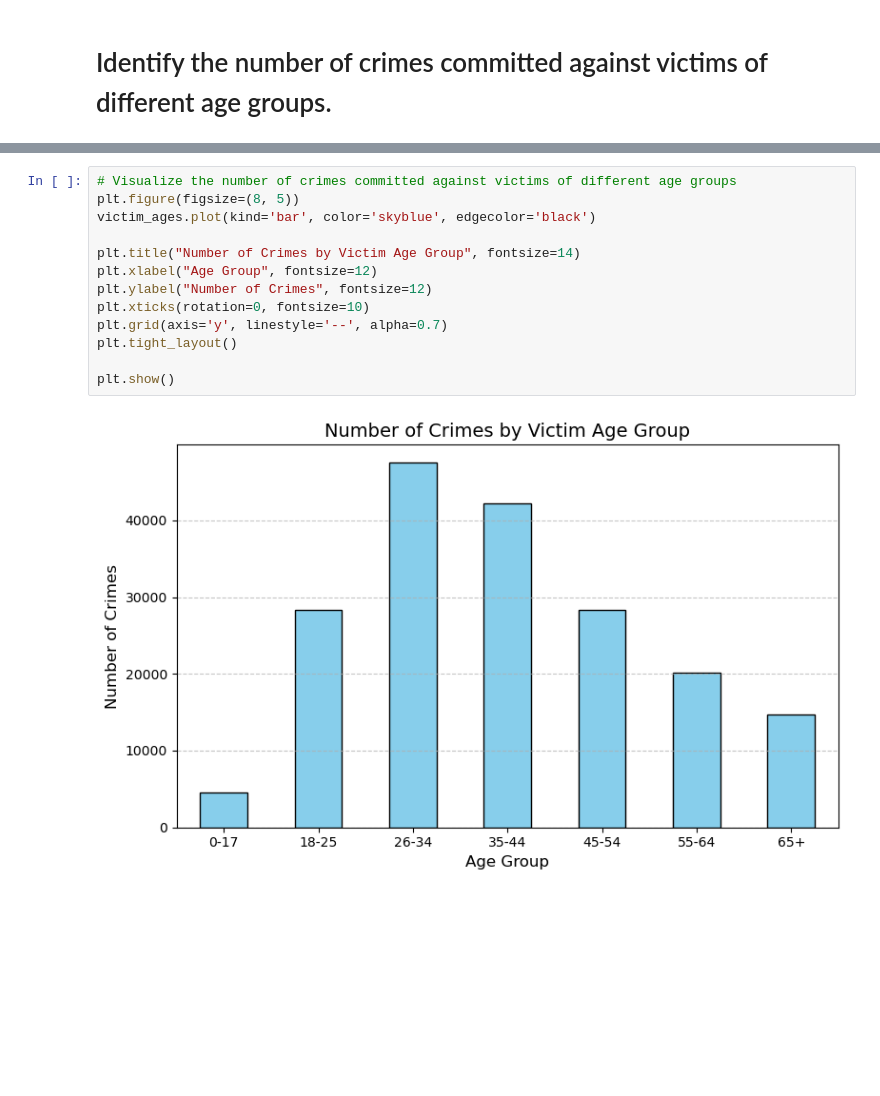
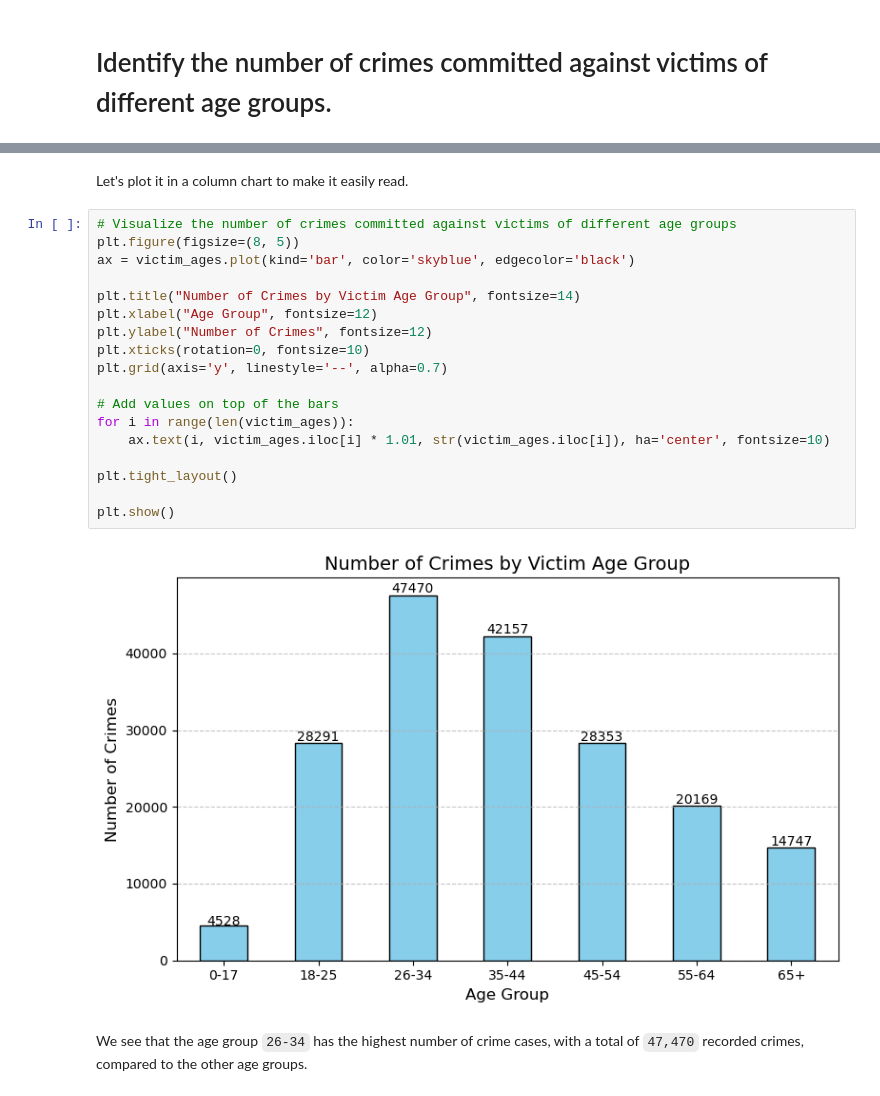
Before and after one commit to azizp128/data-science-projects, a Jupyter notebook: analyzing-crime-in-los-angeles/notebook.ipynb, the cells around one changed output, grey strips where cells are left out. Saved outputs shown, nothing was run; the diff lists cells and outputs as text; blank space fills up the shorter version.

```diff
--- a/analyzing-crime-in-los-angeles/notebook.ipynb
+++ b/analyzing-crime-in-los-angeles/notebook.ipynb
@@ -79,18 +235,27 @@ Age Group
 55-64    20169
 65+      14747
 Name: count, dtype: int64
+# %% [markdown]
+Let's plot it in a column chart to make it easily read.
 # %%
 # Visualize the number of crimes committed against victims of different age groups
 plt.figure(figsize=(8, 5))
-victim_ages.plot(kind='bar', color='skyblue', edgecolor='black')
+ax = victim_ages.plot(kind='bar', color='skyblue', edgecolor='black')
 
 plt.title("Number of Crimes by Victim Age Group", fontsize=14)
 plt.xlabel("Age Group", fontsize=12)
 plt.ylabel("Number of Crimes", fontsize=12)
 plt.xticks(rotation=0, fontsize=10)
 plt.grid(axis='y', linestyle='--', alpha=0.7)
+
+# Add values on top of the bars
+for i in range(len(victim_ages)):
+    ax.text(i, victim_ages.iloc[i] * 1.01, str(victim_ages.iloc[i]), ha='center', fontsize=10)
+
 plt.tight_layout()
 
 plt.show()
 # %% [output]
-[figure, old version]
+[figure, new version]
+# %% [markdown]
+We see that the age group `26-34` has the highest number of crime cases, with a total of `47,470` recorded crimes, compared to the other age groups.
```
Also changed, not shown: parts of 22 cells of this notebook, 1 other file.
